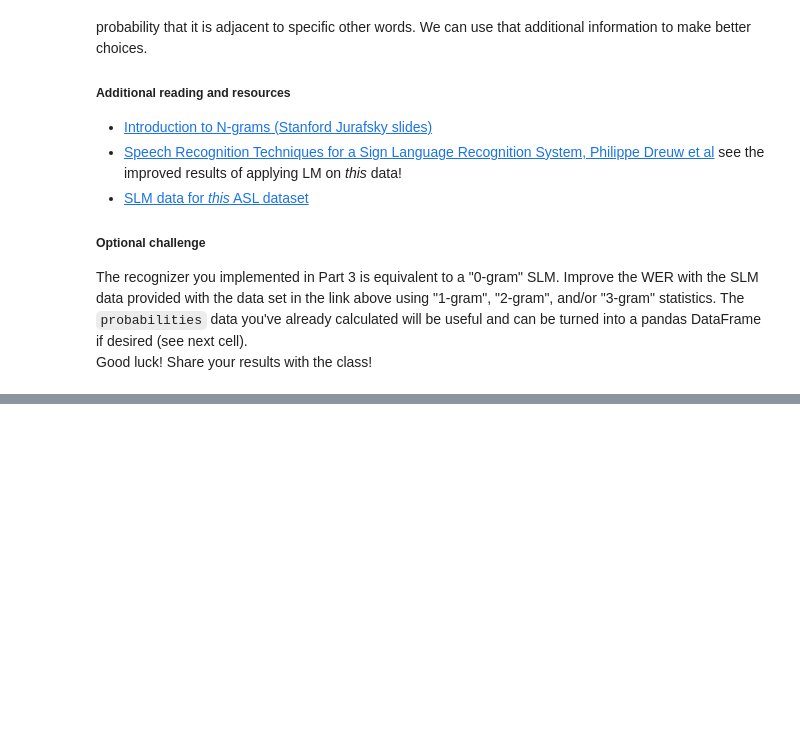
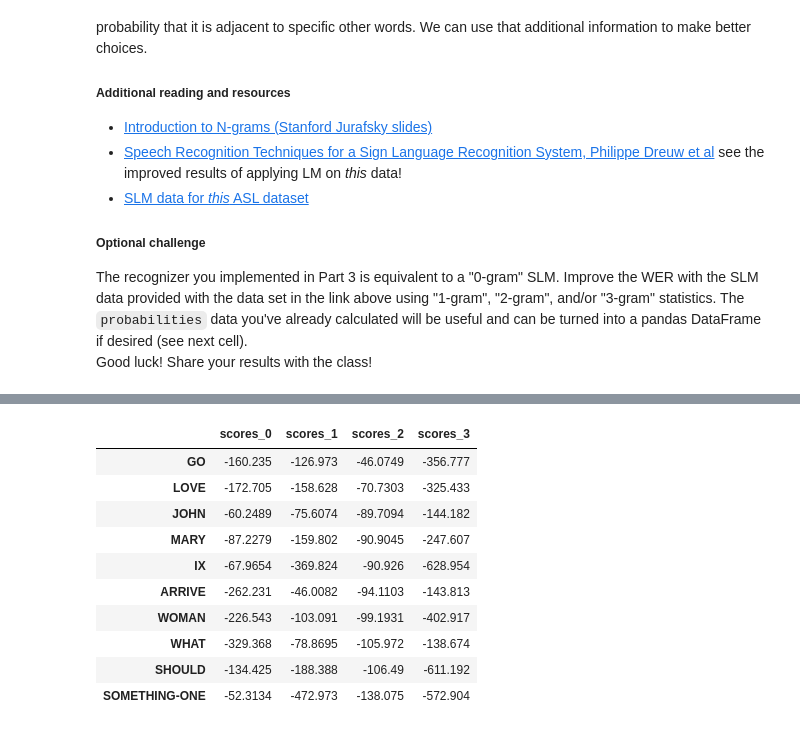
Before and after one commit to suribes/AIND-Recognizer, a Jupyter notebook: asl_recognizer.ipynb, the cells around one changed output, grey strips where cells are left out. Cells and saved outputs as stored; diff of their text form; code cells hidden in the pictures; blank space fills up the shorter version.

Commit message:
Implement get emission scores and viterbi algorithm

```diff
--- a/asl_recognizer.ipynb
+++ b/asl_recognizer.ipynb
@@ -1686,21 +998,0 @@ NameError: name 'SelectorDIC' is not defined
-# %%
-# TODO Choose a feature set and model selector
-model_selector = SelectorBIC # change as needed
-#alpha = []
-#alpha.extend(np.arange(0, 1 ,0.2))
-#alpha.extend(np.arange(1, 11))
-#alpha.extend([10**alpha for alpha in range(1, 5)])
-alpha = 1
-
-#features_list = [features_ground, features_norm, features_polar, features_delta]
-features_list = [features_polar]
-for features in features_list:
-    print("Training started with {} features".format(features))
-    # TODO Recognize the test set and display the result with the show_errors method
-    models = train_all_words(features, model_selector)
-    test_set = asl.build_test(features)
-
-    # for a in alpha:
-    #print("Training started with alpha = {}".format(alpha))
-    probabilities, guesses = recognize(models, test_set, alpha)
-    show_errors(guesses, test_set)
@@ -1712,0 +1036,11 @@ Total correct: 78 out of 178
+# %%
+%reload_ext autoreload
+%autoreload 2
+
+from my_recognizer import get_emission_scores
+from my_recognizer import get_viterbi_sentence
+
+sentence_indexes = [7, 8, 9, 10]
+emission_scores = get_emission_scores(sentence_indexes, models, test_set)
+#emission_scores
+#[list(emission_scores.sort_values(by = column, ascending = False)[0:5].index) for column in list(emission_scores)]
@@ -1712,0 +1067,21 @@ Total correct: 78 out of 178
+# %%
+%reload_ext autoreload
+%autoreload 2
+
+from my_recognizer import get_viterbi_sentence
+
+viterbi = get_viterbi_sentence(emission_scores, 0.8, 1)
+# %%
+viterbi.sort_values(by = 'scores_2', ascending = False)[0:10]
+# %% [output]
+|  | scores_0 | scores_1 | scores_2 | scores_3 |
+| GO | -160.235 | -126.973 | -46.0749 | -356.777 |
+| LOVE | -172.705 | -158.628 | -70.7303 | -325.433 |
+| JOHN | -60.2489 | -75.6074 | -89.7094 | -144.182 |
+| MARY | -87.2279 | -159.802 | -90.9045 | -247.607 |
+| IX | -67.9654 | -369.824 | -90.926 | -628.954 |
+| ARRIVE | -262.231 | -46.0082 | -94.1103 | -143.813 |
+| WOMAN | -226.543 | -103.091 | -99.1931 | -402.917 |
+| WHAT | -329.368 | -78.8695 | -105.972 | -138.674 |
+| SHOULD | -134.425 | -188.388 | -106.49 | -611.192 |
+| SOMETHING-ONE | -52.3134 | -472.973 | -138.075 | -572.904 |
```
Also changed, not shown: parts of 100 cells of this notebook, 2 other files.
